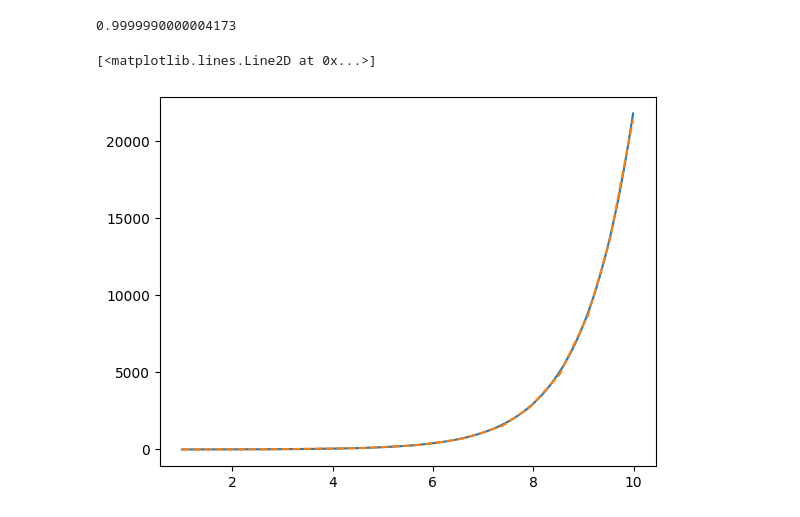
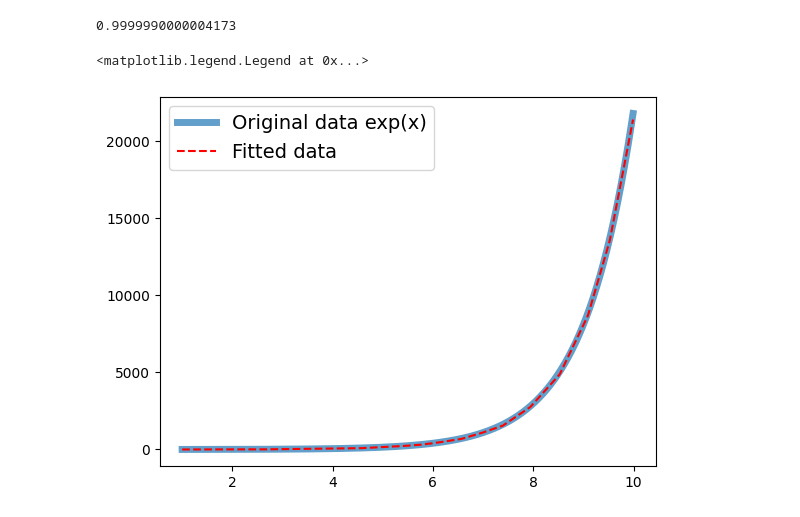
Before and after one commit to strojanski/ML-DS-I, a Jupyter notebook: hw4 - neural nets/visualize.ipynb, the cells around one changed output. Cells and saved outputs as stored; diff of their text form; code cells hidden in the pictures.

```diff
--- a/hw4 - neural nets/visualize.ipynb
+++ b/hw4 - neural nets/visualize.ipynb
@@ -20,9 +20,10 @@ plt.plot(X, y)
 # %% [output]
 0.9999990000004173
 # %%
-plt.plot(X, y, label="Original data exp(x)")
-plt.plot(X, data, label="Fitted data", linestyle="--")
+plt.plot(X, y, label="Original data exp(x)", linewidth=5, alpha=.7)
+plt.plot(X, data, label="Fitted data", linestyle="--", c="r")
+plt.legend(fontsize=14)
 # %% [output]
-[<matplotlib.lines.Line2D at 0x...>]
+<matplotlib.legend.Legend at 0x...>
-[figure, old version]
+[figure, new version]
 # %%
```
Also changed, not shown: parts of 12 cells of this notebook, 6 other files.
